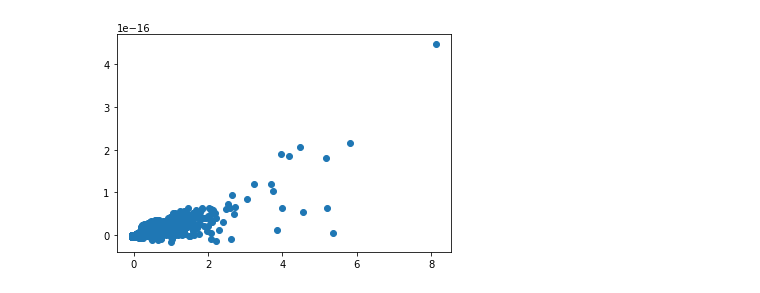
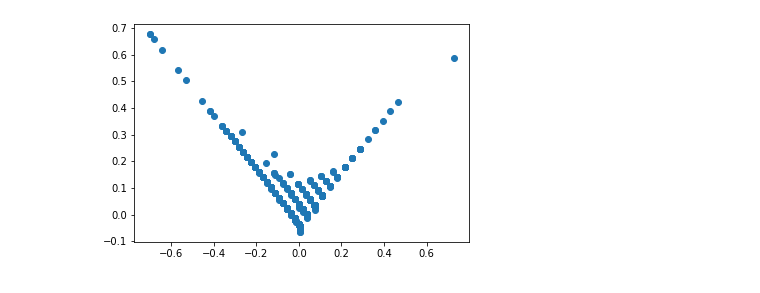
Before and after one commit to sasansharifipour/Spark_Class, a Jupyter notebook: train_sheypoor.ipynb, the cells around one changed output. Drawn from its saved outputs; the diff is of its cells as text; code cells hidden in the pictures.

```diff
--- a/train_sheypoor.ipynb
+++ b/train_sheypoor.ipynb
@@ -61,7 +71,7 @@ def create_graph(data):
 
 graph = create_graph(df)
 # %%
-page_ranks = nx.pagerank(graph, weight ='weight', max_iter =1000, alpha=0.9)
+page_ranks = nx.pagerank(graph, weight ='weight', max_iter =1000, alpha=0.85)
 # %%
 user_nodes = list({n for n, d in graph.nodes(data=True) if d["node_type"] == "user"})
 item_nodes = list({n for n, d in graph.nodes(data=True) if d["node_type"] == "item"})
@@ -71,9 +85,14 @@ page_ranks.get(user_nodes[0])
 # %%
 def extract_features(graph, page_ranks):
   user_nodes = list({n for n, d in graph.nodes(data=True) if d["node_type"] == "user"})
-  item_nodes = list({n for n, d in graph.nodes(data=True) if d["node_type"] == "item"})
+  #item_nodes = list({n for n, d in graph.nodes(data=True) if d["node_type"] == "item"})
+  onlyitem_nodes = list({n for n, d in graph.nodes(data=True) if d["node_type"] == "onlyitem"})
+  #source_nodes = list({n for n, d in graph.nodes(data=True) if d["node_type"] == "source"})
 
-  column_names = item_nodes.copy()
+  column_names = []
+  #column_names = item_nodes.copy()
+  column_names.extend(onlyitem_nodes.copy())
+  #column_names.extend(source_nodes.copy())
   column_names.insert(0, 'user_rank')
   column_names.insert(0, 'user_id')
 
@@ -83,7 +102,19 @@ def extract_features(graph, page_ranks):
     user_rank = page_ranks.get(user)
     row_data = [user, user_rank]
 
-    for item in item_nodes :
+    #for item in item_nodes :
+      #item_rank = page_ranks.get(item)
+
+      #node_weight = 0
+      #node_attributes = graph.get_edge_data(user, item)
+
+      #if (node_attributes is not None):
+      #  node_weight = node_attributes["weight"]
+
+      #calculated_feature = node_weight * user_rank * item_rank
+      #row_data.append(calculated_feature)
+
+    for item in onlyitem_nodes :
       item_rank = page_ranks.get(item)
 
       node_weight = 0
@@ -92,8 +123,20 @@ def extract_features(graph, page_ranks):
       if (node_attributes is not None):
         node_weight = node_attributes["weight"]
 
-      calculated_feature = 1 * user_rank * item_rank
+      calculated_feature = node_weight * user_rank * item_rank
       row_data.append(calculated_feature)
+
+    #for item in source_nodes :
+      #item_rank = page_ranks.get(item)
+
+      #node_weight = 0
+      #node_attributes = graph.get_edge_data(user, item)
+
+      #if (node_attributes is not None):
+      #  node_weight = node_attributes["weight"]
+
+      #calculated_feature = node_weight * user_rank * item_rank
+      #row_data.append(calculated_feature)
 
     data.append(row_data)
 
@@ -135,15 +178,15 @@ df_scaled.head()
 # %%
 from sklearn.decomposition import PCA
-pca = PCA(n_components=10)
+pca = PCA(n_components=2)
 
 pca.fit(df_without_user_id_scaled)
 pca_data = pca.transform(df_without_user_id_scaled)
 # %%
 import matplotlib.pyplot as plt
 
-plt.scatter(pca_data[:,0], pca_data[:,2])
+plt.scatter(pca_data[:,0], pca_data[:,1])
 plt.show()
 # %% [output]
-[figure, old version]
+[figure, new version]
 # %%
 from sklearn.cluster import KMeans
```
Also changed, not shown: parts of 8 cells of this notebook.
